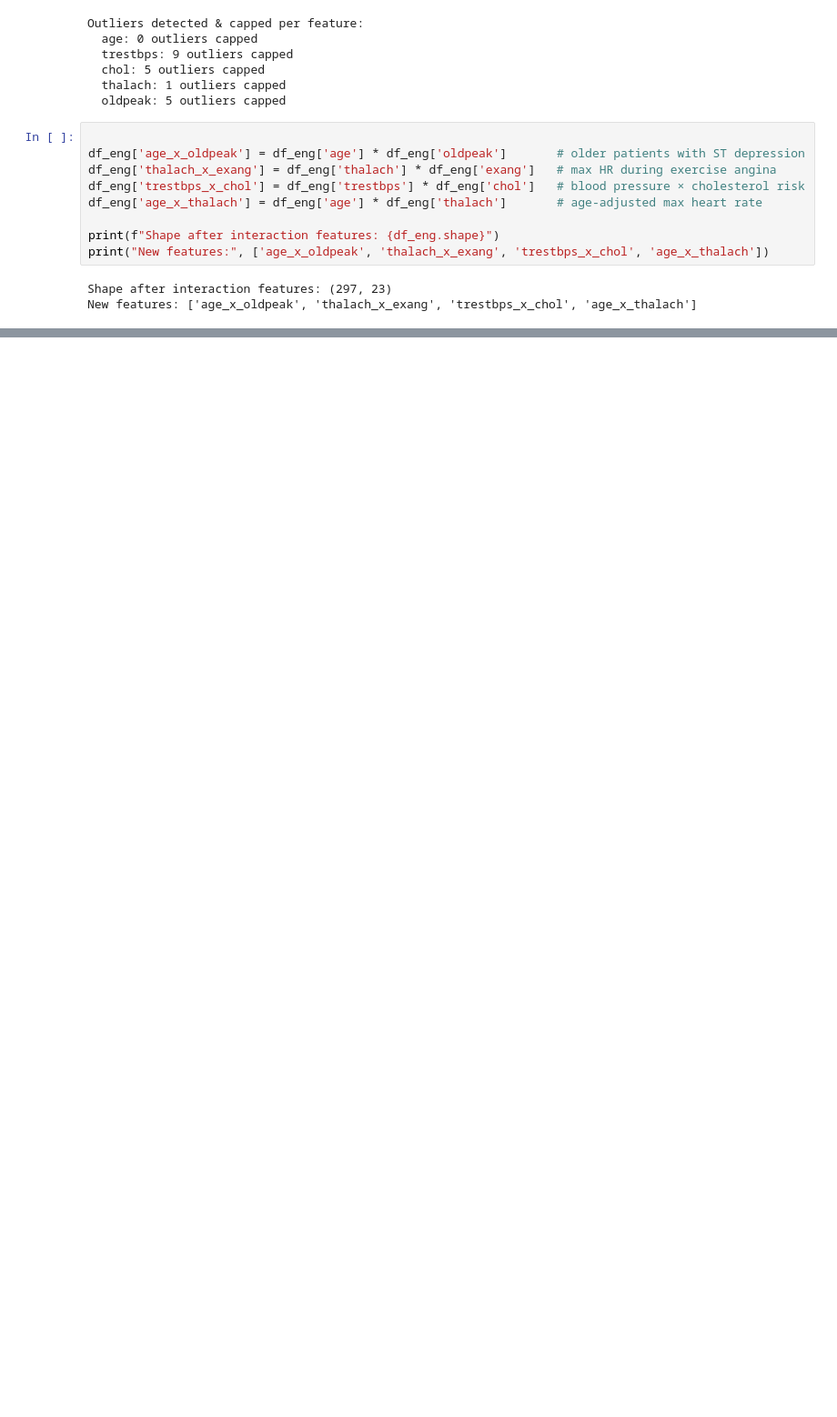
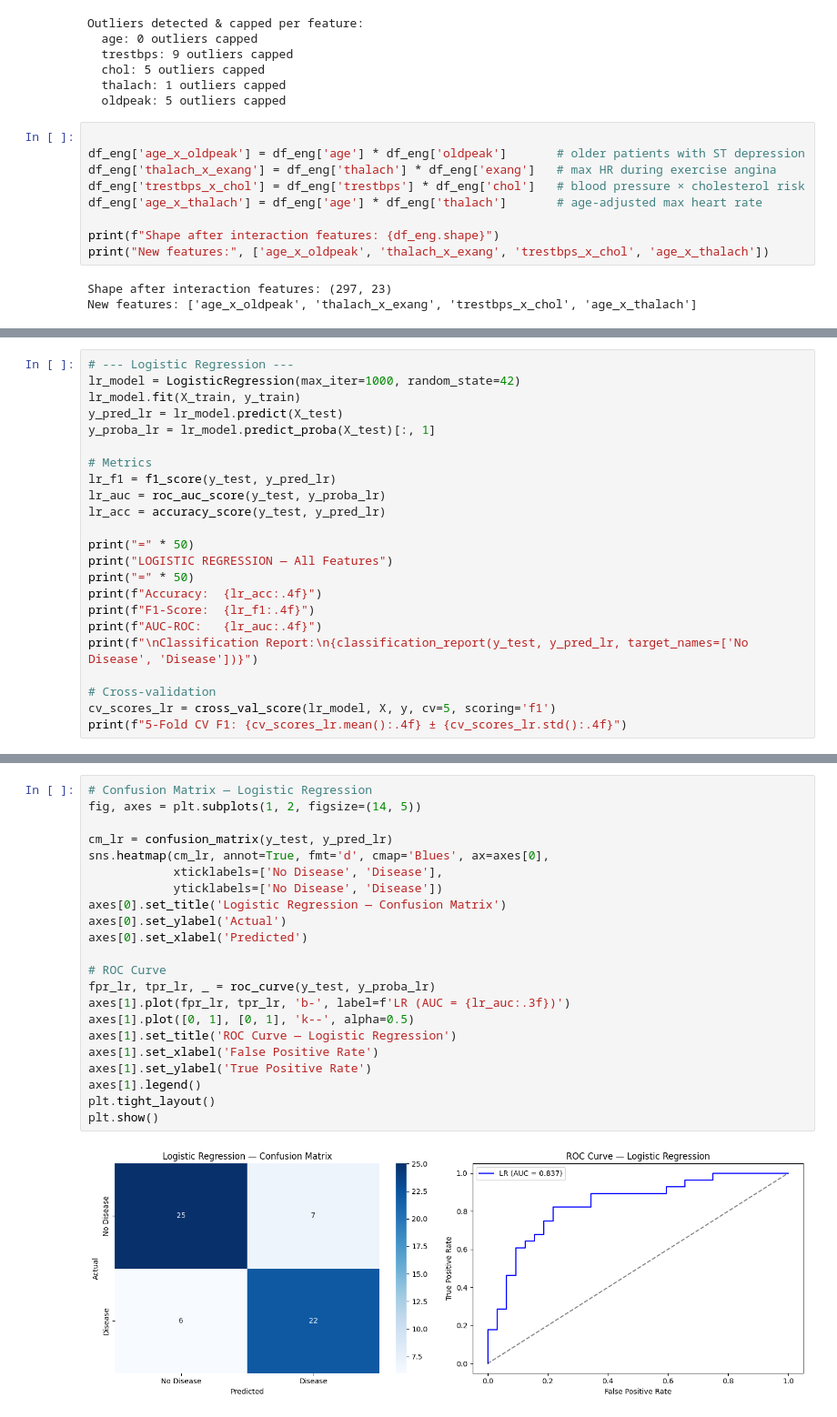
Before and after one commit to Chandramuhilan/Akaike-ML-Challenge-Problem-A, a Jupyter notebook: notebooks/solutions.ipynb, the cells around one changed output, grey strips where cells are left out. Shown at 91% size. Drawn from its saved outputs; the diff is of its cells as text; blank space fills up the shorter version.

```diff
--- a/notebooks/solutions.ipynb
+++ b/notebooks/solutions.ipynb
@@ -269,0 +370,23 @@ Name: count, dtype: int64
+# %%
+# --- Logistic Regression ---
+lr_model = LogisticRegression(max_iter=1000, random_state=42)
+lr_model.fit(X_train, y_train)
+y_pred_lr = lr_model.predict(X_test)
+y_proba_lr = lr_model.predict_proba(X_test)[:, 1]
+
+# Metrics
+lr_f1 = f1_score(y_test, y_pred_lr)
+lr_auc = roc_auc_score(y_test, y_proba_lr)
+lr_acc = accuracy_score(y_test, y_pred_lr)
+
+print("=" * 50)
+print("LOGISTIC REGRESSION — All Features")
+print("=" * 50)
+print(f"Accuracy:  {lr_acc:.4f}")
+print(f"F1-Score:  {lr_f1:.4f}")
+print(f"AUC-ROC:   {lr_auc:.4f}")
+print(f"\nClassification Report:\n{classification_report(y_test, y_pred_lr, target_names=['No Disease', 'Disease'])}")
+
+# Cross-validation
+cv_scores_lr = cross_val_score(lr_model, X, y, cv=5, scoring='f1')
+print(f"5-Fold CV F1: {cv_scores_lr.mean():.4f} ± {cv_scores_lr.std():.4f}")
@@ -269,0 +412,24 @@ Name: count, dtype: int64
+# %%
+# Confusion Matrix — Logistic Regression
+fig, axes = plt.subplots(1, 2, figsize=(14, 5))
+
+cm_lr = confusion_matrix(y_test, y_pred_lr)
+sns.heatmap(cm_lr, annot=True, fmt='d', cmap='Blues', ax=axes[0],
+            xticklabels=['No Disease', 'Disease'],
+            yticklabels=['No Disease', 'Disease'])
+axes[0].set_title('Logistic Regression — Confusion Matrix')
+axes[0].set_ylabel('Actual')
+axes[0].set_xlabel('Predicted')
+
+# ROC Curve
+fpr_lr, tpr_lr, _ = roc_curve(y_test, y_proba_lr)
+axes[1].plot(fpr_lr, tpr_lr, 'b-', label=f'LR (AUC = {lr_auc:.3f})')
+axes[1].plot([0, 1], [0, 1], 'k--', alpha=0.5)
+axes[1].set_title('ROC Curve — Logistic Regression')
+axes[1].set_xlabel('False Positive Rate')
+axes[1].set_ylabel('True Positive Rate')
+axes[1].legend()
+plt.tight_layout()
+plt.show()
+# %% [output]
+[figure, added]
```
Also changed, not shown: parts of 22 cells of this notebook, 6 other files.
